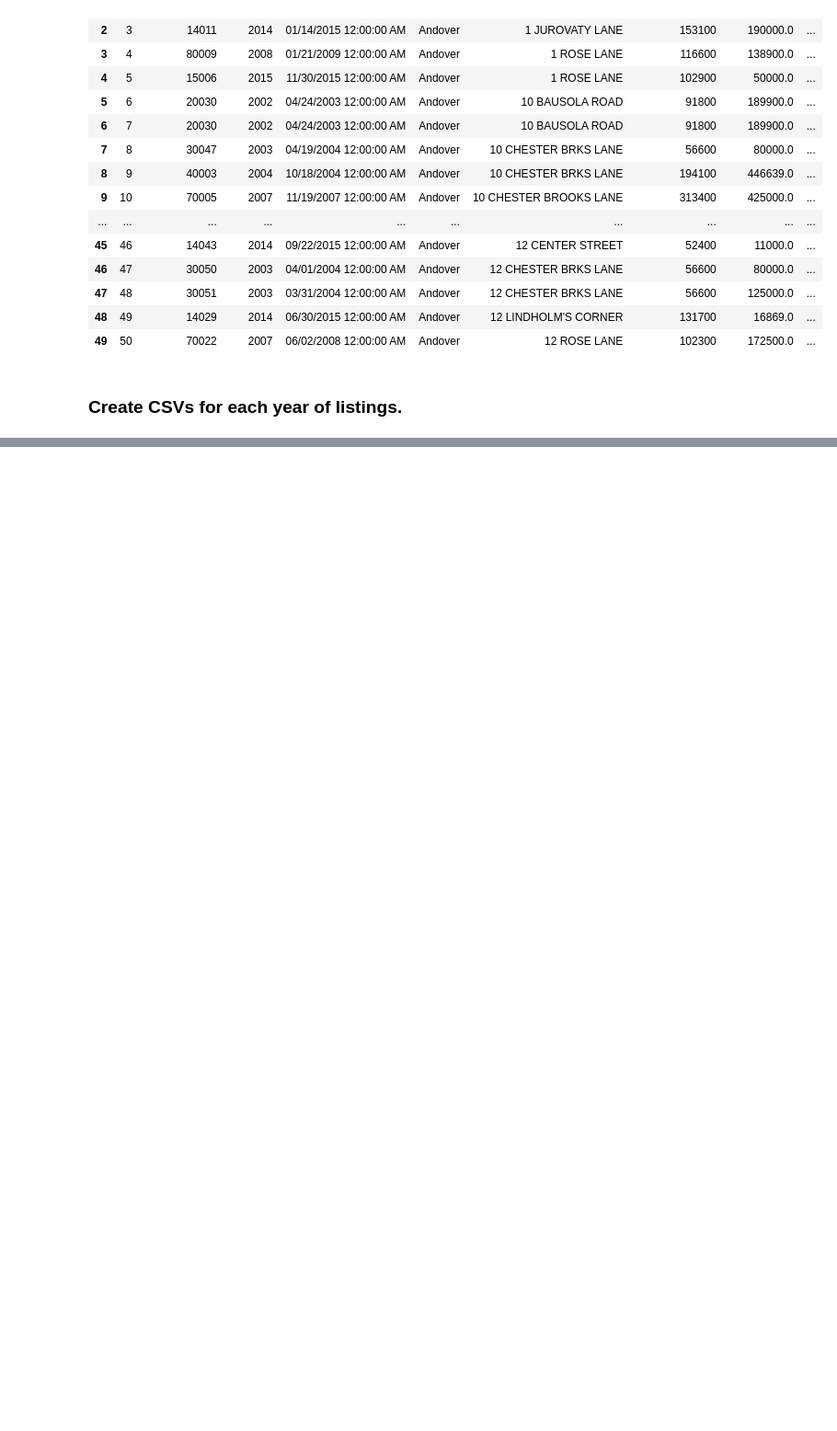
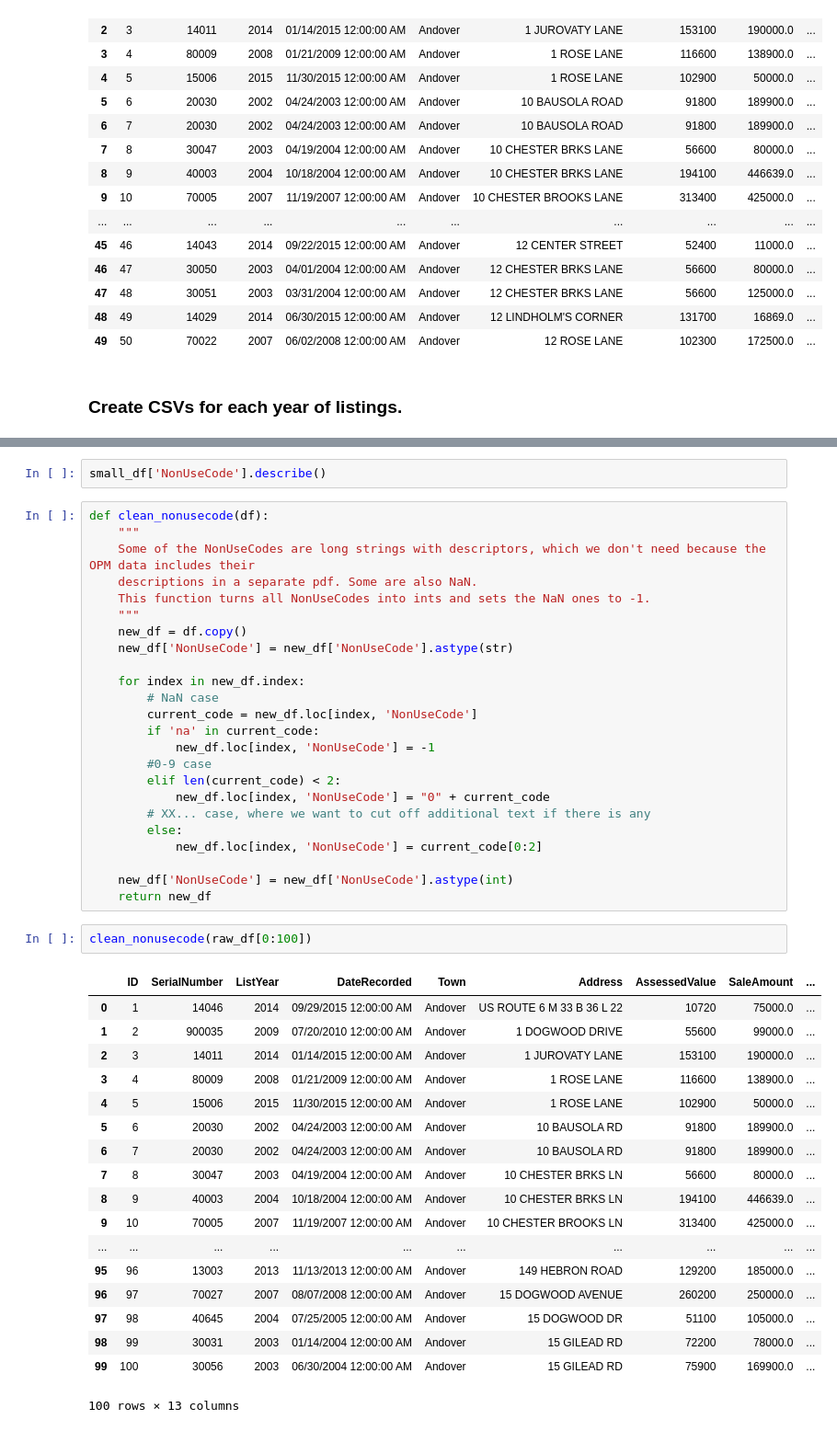
Before and after one commit to jamiekasulis/ct_real_estate_sales, a Jupyter notebook: Data Cleaning Final.ipynb, the cells around one changed output, grey strips where cells are left out. Shown at 92% size. Saved outputs shown, nothing was run; the diff lists cells and outputs as text; blank space fills up the shorter version.

```diff
--- a/Data Cleaning Final.ipynb
+++ b/Data Cleaning Final.ipynb
@@ -143,0 +492,47 @@ create_clean_csv(raw_df, 2001)
+# %%
+small_df['NonUseCode'].describe()
+# %%
+def clean_nonusecode(df):
+    """
+    Some of the NonUseCodes are long strings with descriptors, which we don't need because the OPM data includes their
+    descriptions in a separate pdf. Some are also NaN.
+    This function turns all NonUseCodes into ints and sets the NaN ones to -1.
+    """
+    new_df = df.copy()
+    new_df['NonUseCode'] = new_df['NonUseCode'].astype(str)
+
+    for index in new_df.index:
+        # NaN case
+        current_code = new_df.loc[index, 'NonUseCode']
+        if 'na' in current_code:
+            new_df.loc[index, 'NonUseCode'] = -1
+        #0-9 case
+        elif len(current_code) < 2:
+            new_df.loc[index, 'NonUseCode'] = "0" + current_code
+        # XX... case, where we want to cut off additional text if there is any
+        else:
+            new_df.loc[index, 'NonUseCode'] = current_code[0:2]
+
+    new_df['NonUseCode'] = new_df['NonUseCode'].astype(int)
+    return new_df
+# %%
+clean_nonusecode(raw_df[0:100])
+# %% [output]
+|  | ID | SerialNumber | ListYear | DateRecorded | Town | Address | AssessedValue | SaleAmount | ... |
+| 0 | 1 | 14046 | 2014 | 09/29/2015 12:00:00 AM | Andover | US ROUTE 6 M 33 B 36 L 22 | 10720 | 75000.0 | ... |
+| 1 | 2 | 900035 | 2009 | 07/20/2010 12:00:00 AM | Andover | 1 DOGWOOD DRIVE | 55600 | 99000.0 | ... |
+| 2 | 3 | 14011 | 2014 | 01/14/2015 12:00:00 AM | Andover | 1 JUROVATY LANE | 153100 | 190000.0 | ... |
+| 3 | 4 | 80009 | 2008 | 01/21/2009 12:00:00 AM | Andover | 1 ROSE LANE | 116600 | 138900.0 | ... |
+| 4 | 5 | 15006 | 2015 | 11/30/2015 12:00:00 AM | Andover | 1 ROSE LANE | 102900 | 50000.0 | ... |
+| 5 | 6 | 20030 | 2002 | 04/24/2003 12:00:00 AM | Andover | 10 BAUSOLA RD | 91800 | 189900.0 | ... |
+| 6 | 7 | 20030 | 2002 | 04/24/2003 12:00:00 AM | Andover | 10 BAUSOLA RD | 91800 | 189900.0 | ... |
+| 7 | 8 | 30047 | 2003 | 04/19/2004 12:00:00 AM | Andover | 10 CHESTER BRKS LN | 56600 | 80000.0 | ... |
+| 8 | 9 | 40003 | 2004 | 10/18/2004 12:00:00 AM | Andover | 10 CHESTER BRKS LN | 194100 | 446639.0 | ... |
+| 9 | 10 | 70005 | 2007 | 11/19/2007 12:00:00 AM | Andover | 10 CHESTER BROOKS LN | 313400 | 425000.0 | ... |
+| ... | ... | ... | ... | ... | ... | ... | ... | ... | ... |
+| 95 | 96 | 13003 | 2013 | 11/13/2013 12:00:00 AM | Andover | 149 HEBRON ROAD | 129200 | 185000.0 | ... |
+| 96 | 97 | 70027 | 2007 | 08/07/2008 12:00:00 AM | Andover | 15 DOGWOOD AVENUE | 260200 | 250000.0 | ... |
+| 97 | 98 | 40645 | 2004 | 07/25/2005 12:00:00 AM | Andover | 15 DOGWOOD DR | 51100 | 105000.0 | ... |
+| 98 | 99 | 30031 | 2003 | 01/14/2004 12:00:00 AM | Andover | 15 GILEAD RD | 72200 | 78000.0 | ... |
+| 99 | 100 | 30056 | 2003 | 06/30/2004 12:00:00 AM | Andover | 15 GILEAD RD | 75900 | 169900.0 | ... |
+100 rows × 13 columns
```
Also changed, not shown: parts of 79 cells of this notebook, 19 other files.
